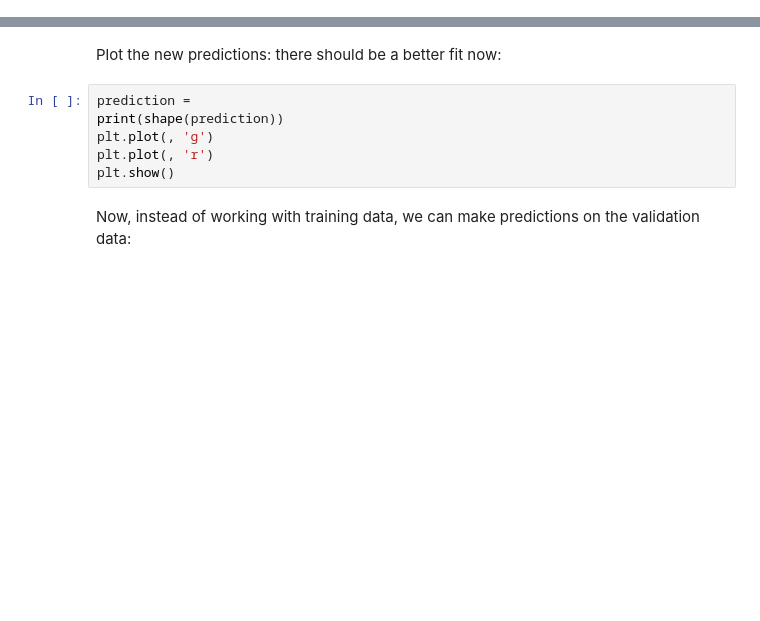
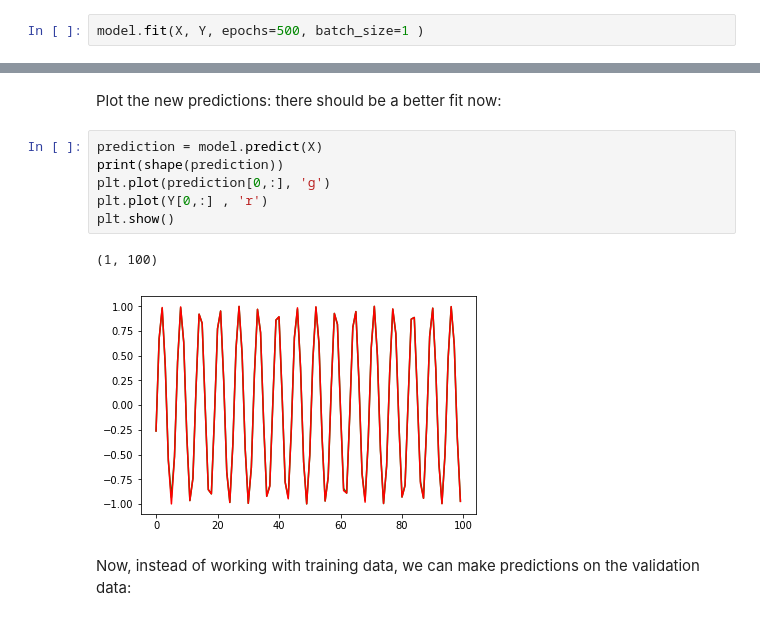
Before and after one commit to agnieska/ateliers-ml-2019, a Jupyter notebook: Semaine-12/keras_rnn_free_mywork.ipynb, the cells around one changed output, grey strips where cells are left out. Cells and saved outputs as stored; diff of their text form; blank space fills up the shorter version.

```diff
--- a/Semaine-12/keras_rnn_free_mywork.ipynb
+++ b/Semaine-12/keras_rnn_free_mywork.ipynb
@@ -269,3 +291,5 @@ plt.show()
 We can see that the model is learning, but we need more iterations for a better fit.
 # %% [markdown]
 Test the model with 500 epochs.
+# %%
+model.fit(X, Y, epochs=500, batch_size=1 )
@@ -272,11 +315,14 @@ Test the model with 500 epochs.
 # %% [markdown]
 Plot the new predictions: there should be a better fit now:
 # %%
-prediction =
+prediction = model.predict(X)
 print(shape(prediction))
-plt.plot(, 'g')
-plt.plot(, 'r')
+plt.plot(prediction[0,:], 'g')
+plt.plot(Y[0,:] , 'r')
 plt.show()
+# %% [output]
+(1, 100)
+[figure, added]
 # %% [markdown]
 Now, instead of working with training data, we can make predictions on the validation data:
 # %%
```
Also changed, not shown: parts of 3 cells of this notebook.
